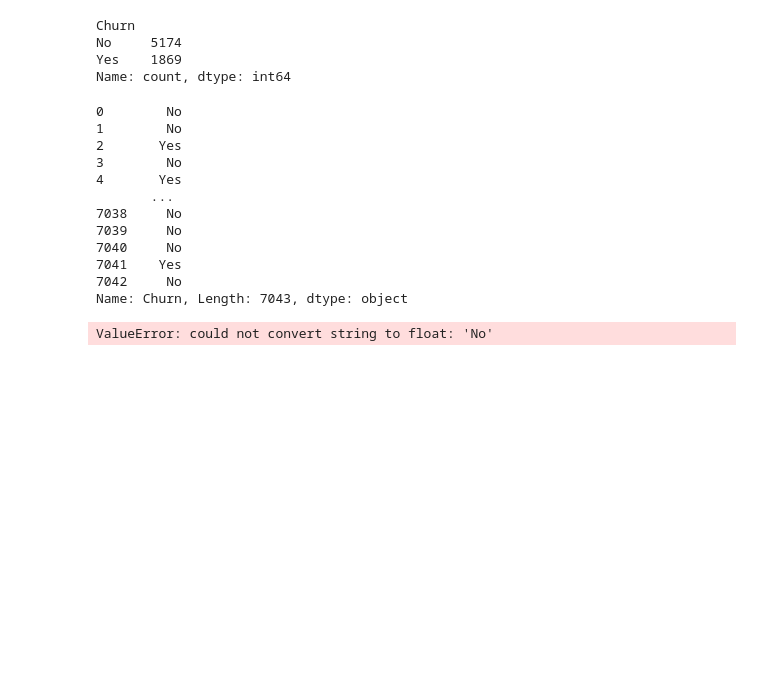
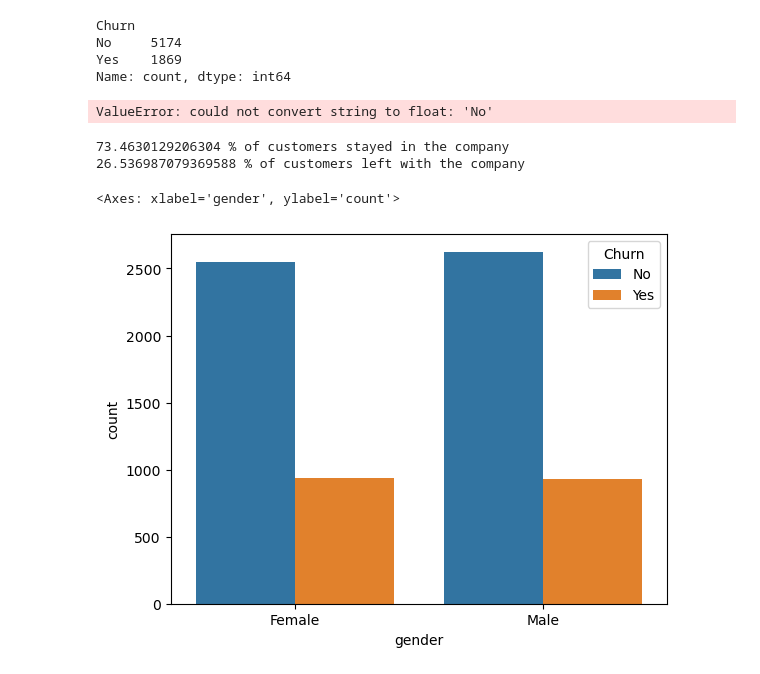
Before and after one commit to kinanti18/datascience-ai-ml, a Jupyter notebook: Predict Customer Churn with Python and Machine Learning/predict_customer_churn.ipynb, the cells around one changed output. Saved outputs shown, nothing was run; the diff lists cells and outputs as text; code cells hidden in the pictures; blank space fills up the shorter version.

```diff
--- a/Predict Customer Churn with Python and Machine Learning/predict_customer_churn.ipynb
+++ b/Predict Customer Churn with Python and Machine Learning/predict_customer_churn.ipynb
@@ -77,22 +77,23 @@ Churn
 No     5174
 Yes    1869
 Name: count, dtype: int64
-# %%
-print(df['Churn'])
-# %% [output]
-0        No
-1        No
-2       Yes
-3        No
-4       Yes
-       ...
-7038     No
-7039     No
-7040     No
-7041    Yes
-7042     No
-Name: Churn, Length: 7043, dtype: object
 # %%
 sns.countplot(df['Churn'])
 # %% [output]
 ValueError: could not convert string to float: 'No'
+# %%
+numRetained = df[df.Churn == 'No'].shape[0]
+numChurned = df[df.Churn == 'Yes'].shape[0]
+
+# print the percentage of customers that stayed
+print(numRetained/(numRetained + numChurned) * 100,'% of customers stayed in the company')
+# peint the percentage of customers that left
+print(numChurned/(numRetained + numChurned) * 100, '% of customers left with the company')
+# %% [output]
+73.4630129206304 % of customers stayed in the company
+26.536987079369588 % of customers left with the company
+# %%
+sns.countplot(x ='gender', hue='Churn', data=df)
+# %% [output]
+<Axes: xlabel='gender', ylabel='count'>
+[figure, added]
```
Also changed, not shown: parts of 10 cells of this notebook.
